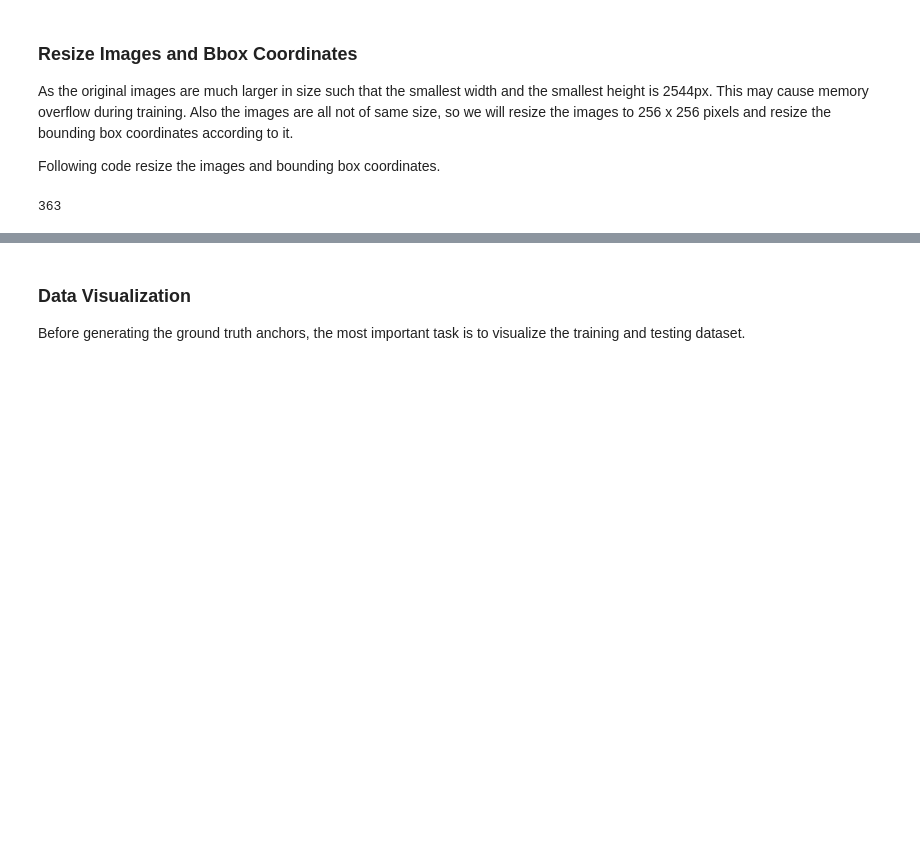
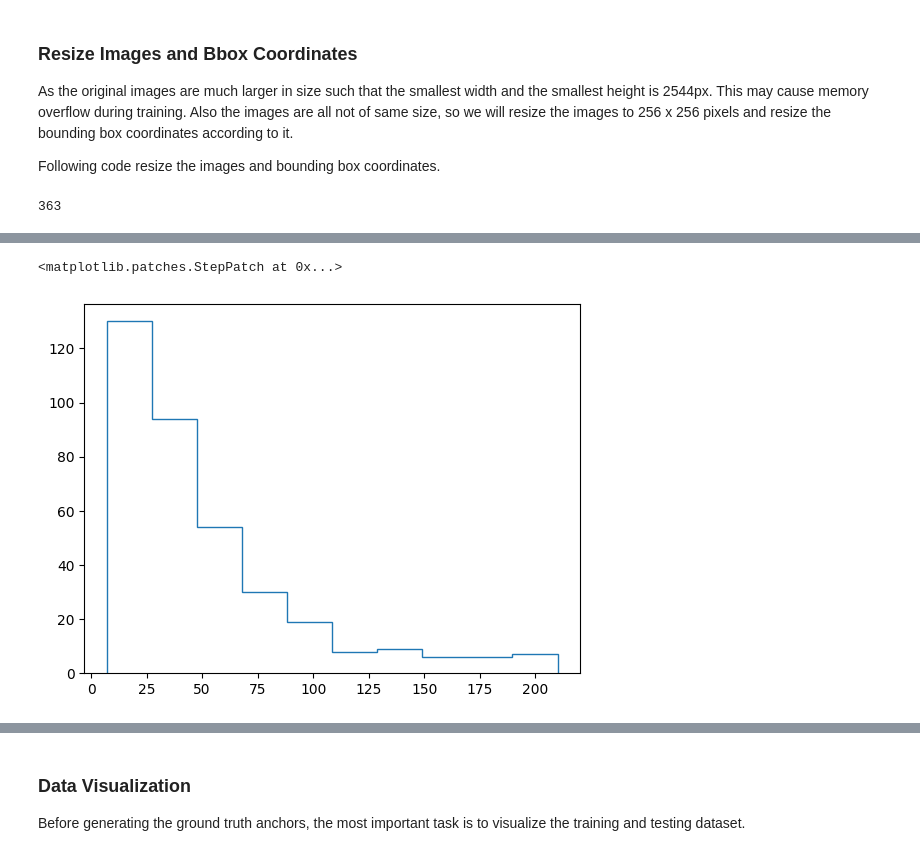
Before and after one commit to dg314/pdf-table-detector, a Jupyter notebook: code/table-detection_calling_new_functions.ipynb, the cells around one changed output, grey strips where cells are left out. Drawn from its saved outputs; the diff is of its cells as text; code cells hidden in the pictures; blank space fills up the shorter version.

```diff
--- a/code/table-detection_calling_new_functions.ipynb
+++ b/code/table-detection_calling_new_functions.ipynb
@@ -68,0 +67,2 @@ USE_SOURCE_DATA = False
+# %%
+RUNNING_LOCALLY = True
@@ -80,28 +88,16 @@ from data_load_resize import data_loading_and_resizing
 # print("\nTesting Ground Truth")
 # display(test_file.head())
 # %%
-if USE_SOURCE_DATA:
-    # Load CSV Files into DataFrames
-    dsr = '/home/yash/Desktop/Courses/CS1430/final_project/0_experiments/data_source_repo/'
-    train_file = pd.read_csv(dsr + 'train.csv',names=['image_names','xmin','ymin','xmax','ymax','class'])
-    test_file = pd.read_csv(dsr + 'val.csv',names=['image_names','xmin','ymin','xmax','ymax','class'])
-    train_images, train_labels, train_file = data_loading_and_resizing_src(train_file)
-    test_images, test_labels, test_file = data_loading_and_resizing_src(test_file)
-else:
-    data_path = "/content/gdrive/MyDrive/document-table-detection/train_data"
-    data_path = "/home/yash/Desktop/Courses/CS1430/final_project/0_experiments/train_val_test_data/train_data"
-    # data_path = "/home/fall80/dataset/train_data"
-    training_images, train_bounding_boxes, testing_images, test_bounding_boxes = get_data(data_path)
+training_images, train_bounding_boxes, testing_images, test_bounding_boxes = get_data(data_path)
+# training_images, train_bounding_boxes, train_files, testing_images, test_bounding_boxes, test_files = get_data(data_path)
+train_images, train_labels = data_loading_and_resizing(training_images, train_bounding_boxes)
+test_images, test_labels = data_loading_and_resizing(testing_images, test_bounding_boxes)
 
-    # training_images, train_bounding_boxes, train_files, testing_images, test_bounding_boxes, test_files = get_data(data_path)
-    train_images, train_labels = data_loading_and_resizing(training_images, train_bounding_boxes)
-    test_images, test_labels = data_loading_and_resizing(testing_images, test_bounding_boxes)
-
-    # # Display DataFrames
-    # print("\nResized Training Ground Truth")
-    # display(train_images.head(10))
-    # print("\nResized Testing Ground Truth")
-    # display(test_file.head())
+# # Display DataFrames
+# print("\nResized Training Ground Truth")
+# display(train_images.head(10))
+# print("\nResized Testing Ground Truth")
+# display(test_file.head())
 # %%
 len(train_images)
 # %% [output]
@@ -108,0 +107,6 @@ len(train_images)
+# %%
+train_df = pd.DataFrame(train_labels, columns=['xmin', 'ymin', 'xmax', 'ymax'])
+train_df['width'] = train_df['xmax'] - train_df['xmin']
+train_df['height'] = train_df['ymax'] - train_df['ymin']
+train_df['h_w_ratio'] = train_df['height'] / train_df['width']
+train_df.head()
@@ -108,0 +120,6 @@ len(train_images)
+# %%
+counts, bins = np.histogram(train_df['width'])
+plt.stairs(counts, bins)
+# %% [output]
+<matplotlib.patches.StepPatch at 0x...>
+[figure, added]
```
Also changed, not shown: parts of 28 cells of this notebook, 3 other files.
